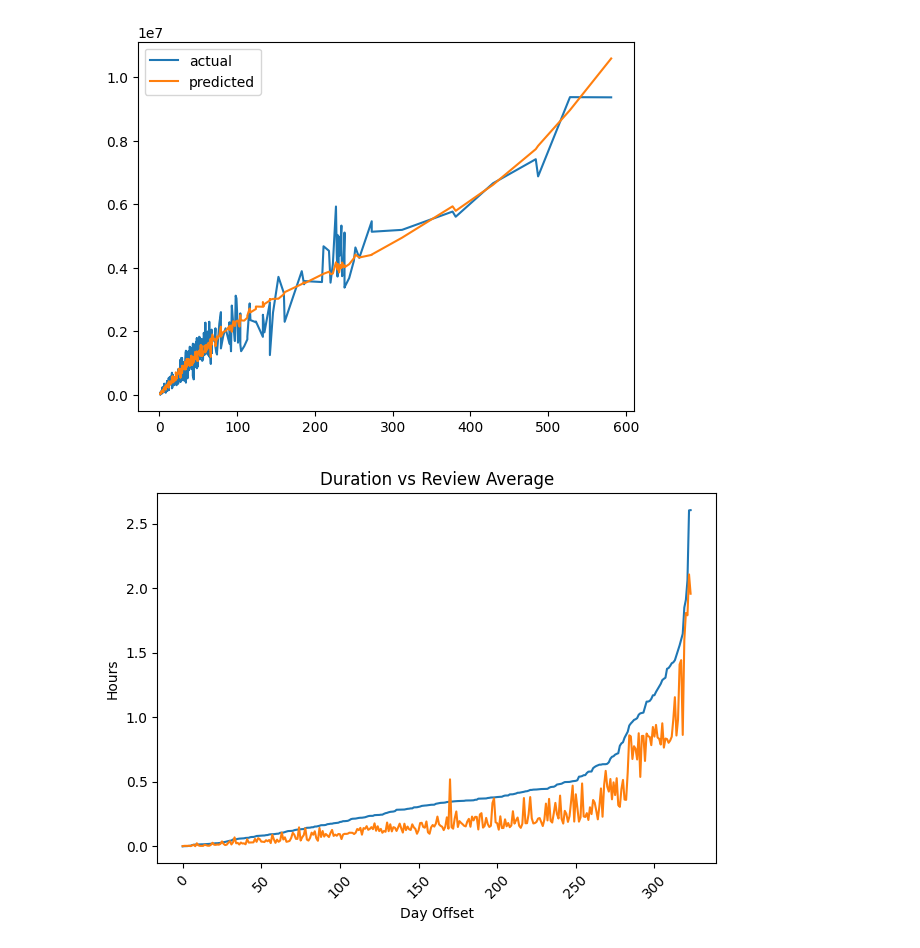
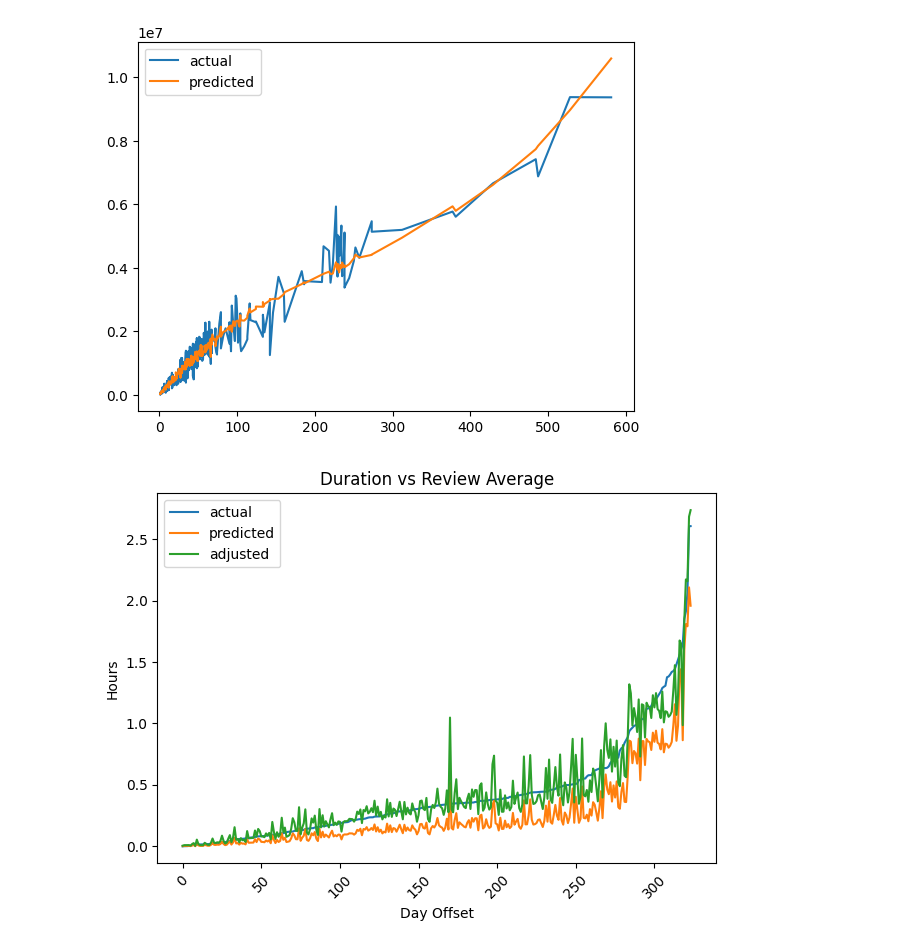
Before and after one commit to Luc-Mcgrady/anki-10k-notebooks, a Jupyter notebook: duration_per_day.ipynb, the cells around one changed output. Drawn from its saved outputs; the diff is of its cells as text; code cells hidden in the pictures.

Commit message:
Added: Adjusted to bottom graph

```diff
--- a/duration_per_day.ipynb
+++ b/duration_per_day.ipynb
@@ -125,23 +126,25 @@ plt.legend()
 # %%
 import matplotlib.pyplot as plt
 
 # Group, sample, and prepare data
 day_accuracies = df_filtered.groupby("day_offset")[["duration", "review_average"]].sum()
 day_accuracies.sort_values("duration", inplace=True)
 day_accuracies.reset_index(inplace=True)
 
 # Optionally convert units now
 day_accuracies["duration"] /= (1000 * 60 * 60)        # convert to hours
 day_accuracies["review_average"] /= (1000 * 60 * 60)  # convert to hours
 
-plt.plot(day_accuracies.index, day_accuracies["duration"])
-plt.plot(day_accuracies.index, day_accuracies["review_average"])
+plt.plot(day_accuracies.index, day_accuracies["duration"], label="actual")
+plt.plot(day_accuracies.index, day_accuracies["review_average"], label="predicted")
+plt.plot(day_accuracies.index, day_accuracies["review_average"] * adjustment, label="adjusted")
 
 plt.xlabel("Day Offset")
 plt.ylabel("Hours")
 plt.title("Duration vs Review Average")
 plt.xticks(rotation=45)
 plt.tight_layout()
+plt.legend()
 plt.show()
 # %% [output]
-[figure, old version]
+[figure, new version]
```
Also changed, not shown: parts of 1 cell of this notebook.
